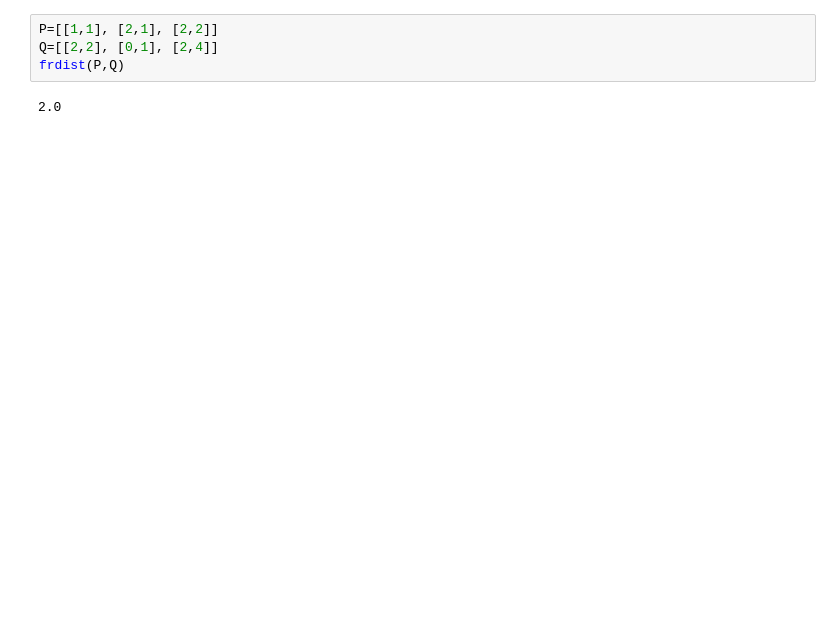
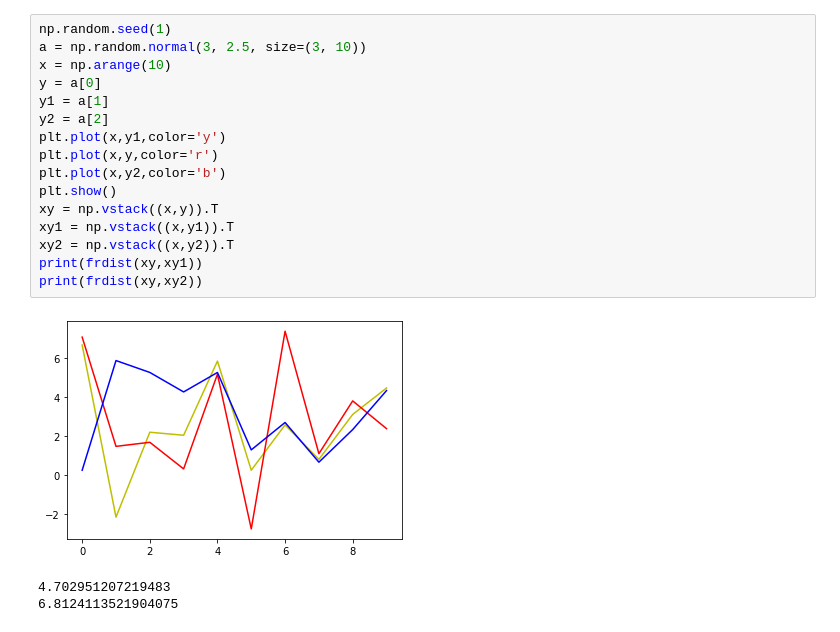
Before and after one commit to Imoke/MLearn, a Jupyter notebook: Discrete_distance.ipynb, the cells around one changed output. Saved outputs shown, nothing was run; the diff lists cells and outputs as text; blank space fills up the shorter version.

```diff
--- a/Discrete_distance.ipynb
+++ b/Discrete_distance.ipynb
@@ -41,8 +46,22 @@ def frdist(p, q):
     dist = _c(ca, len_p-1, len_q-1, p, q)
     return dist
 # %%
-P=[[1,1], [2,1], [2,2]]
-Q=[[2,2], [0,1], [2,4]]
-frdist(P,Q)
+np.random.seed(1)
+a = np.random.normal(3, 2.5, size=(3, 10))
+x = np.arange(10)
+y = a[0]
+y1 = a[1]
+y2 = a[2]
+plt.plot(x,y1,color='y')
+plt.plot(x,y,color='r')
+plt.plot(x,y2,color='b')
+plt.show()
+xy = np.vstack((x,y)).T
+xy1 = np.vstack((x,y1)).T
+xy2 = np.vstack((x,y2)).T
+print(frdist(xy,xy1))
+print(frdist(xy,xy2))
 # %% [output]
+[figure, added]
-2.0
+4.702951207219483
+6.8124113521904075
```
Also changed, not shown: parts of 6 cells of this notebook, 2 other files.
